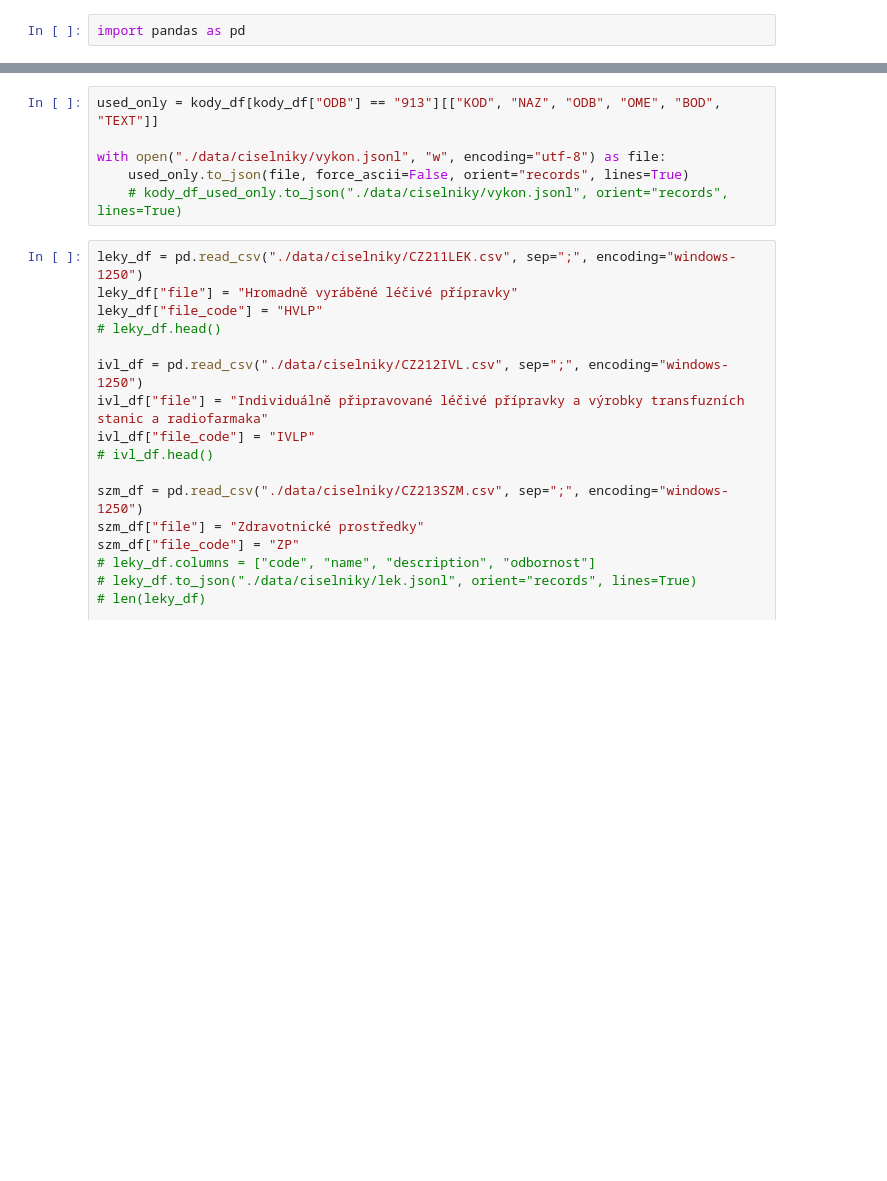
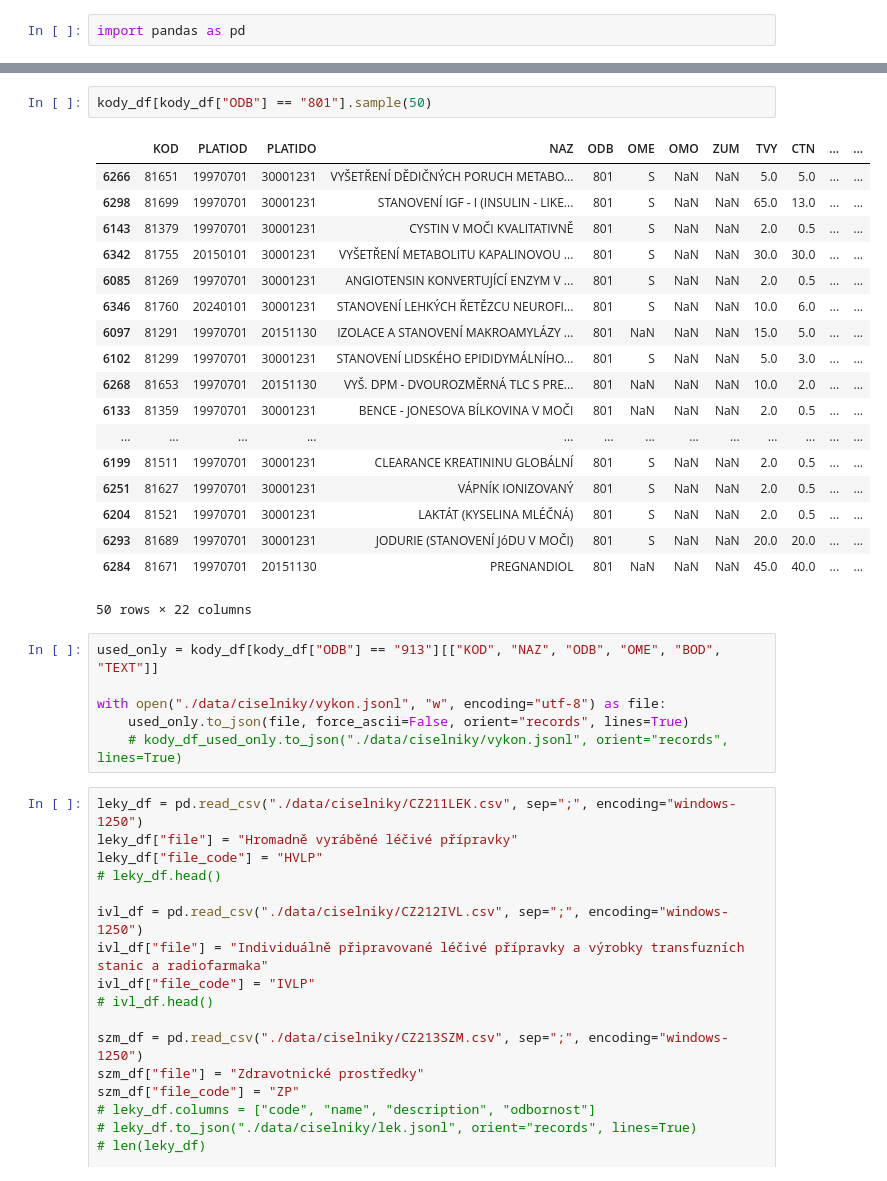
Before and after one commit to rmilosic/cody, a Jupyter notebook: rok.ipynb, the cells around one changed output, grey strips where cells are left out. Cells and saved outputs as stored; diff of their text form; blank space fills up the shorter version.

```diff
--- a/rok.ipynb
+++ b/rok.ipynb
@@ -18,3 +44,24 @@ kody_df.head()
+# %%
+kody_df[kody_df["ODB"] == "801"].sample(50)
+# %% [output]
+|  | KOD | PLATIOD | PLATIDO | NAZ | ODB | OME | OMO | ZUM | TVY | CTN | ... | ... |
+| 6266 | 81651 | 19970701 | 30001231 | VYŠETŘENÍ DĚDIČNÝCH PORUCH METABO... | 801 | S | NaN | NaN | 5.0 | 5.0 | ... | ... |
+| 6298 | 81699 | 19970701 | 30001231 | STANOVENÍ IGF - I (INSULIN - LIKE... | 801 | S | NaN | NaN | 65.0 | 13.0 | ... | ... |
+| 6143 | 81379 | 19970701 | 30001231 | CYSTIN V MOČI KVALITATIVNĚ | 801 | S | NaN | NaN | 2.0 | 0.5 | ... | ... |
+| 6342 | 81755 | 20150101 | 30001231 | VYŠETŘENÍ METABOLITU KAPALINOVOU ... | 801 | S | NaN | NaN | 30.0 | 30.0 | ... | ... |
+| 6085 | 81269 | 19970701 | 30001231 | ANGIOTENSIN KONVERTUJÍCÍ ENZYM V ... | 801 | S | NaN | NaN | 2.0 | 0.5 | ... | ... |
+| 6346 | 81760 | 20240101 | 30001231 | STANOVENÍ LEHKÝCH ŘETĚZCU NEUROFI... | 801 | S | NaN | NaN | 10.0 | 6.0 | ... | ... |
+| 6097 | 81291 | 19970701 | 20151130 | IZOLACE A STANOVENÍ MAKROAMYLÁZY ... | 801 | NaN | NaN | NaN | 15.0 | 5.0 | ... | ... |
+| 6102 | 81299 | 19970701 | 30001231 | STANOVENÍ LIDSKÉHO EPIDIDYMÁLNÍHO... | 801 | S | NaN | NaN | 5.0 | 3.0 | ... | ... |
+| 6268 | 81653 | 19970701 | 20151130 | VYŠ. DPM - DVOUROZMĚRNÁ TLC S PRE... | 801 | NaN | NaN | NaN | 10.0 | 2.0 | ... | ... |
+| 6133 | 81359 | 19970701 | 30001231 | BENCE - JONESOVA BÍLKOVINA V MOČI | 801 | NaN | NaN | NaN | 2.0 | 0.5 | ... | ... |
+| ... | ... | ... | ... | ... | ... | ... | ... | ... | ... | ... | ... | ... |
+| 6199 | 81511 | 19970701 | 30001231 | CLEARANCE KREATININU GLOBÁLNÍ | 801 | S | NaN | NaN | 2.0 | 0.5 | ... | ... |
+| 6251 | 81627 | 19970701 | 30001231 | VÁPNÍK IONIZOVANÝ | 801 | S | NaN | NaN | 2.0 | 0.5 | ... | ... |
+| 6204 | 81521 | 19970701 | 30001231 | LAKTÁT (KYSELINA MLÉČNÁ) | 801 | S | NaN | NaN | 2.0 | 0.5 | ... | ... |
+| 6293 | 81689 | 19970701 | 30001231 | JODURIE (STANOVENÍ JóDU V MOČI) | 801 | S | NaN | NaN | 20.0 | 20.0 | ... | ... |
+| 6284 | 81671 | 19970701 | 20151130 | PREGNANDIOL | 801 | NaN | NaN | NaN | 45.0 | 40.0 | ... | ... |
+50 rows × 22 columns
 # %%
 used_only = kody_df[kody_df["ODB"] == "913"][["KOD", "NAZ", "ODB", "OME", "BOD", "TEXT"]]
 
```
Also changed, not shown: parts of 2 cells of this notebook, 6 other files.
